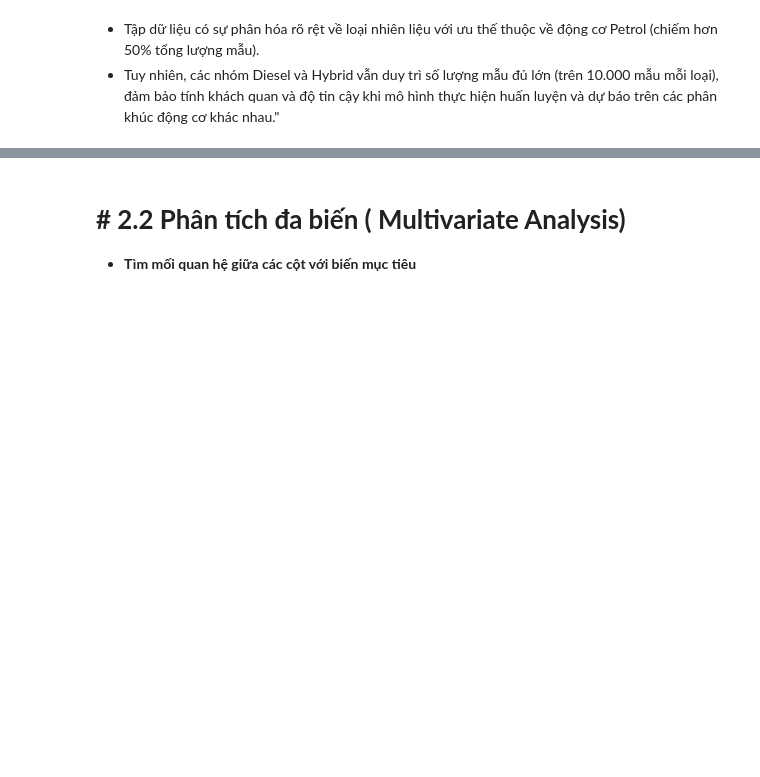
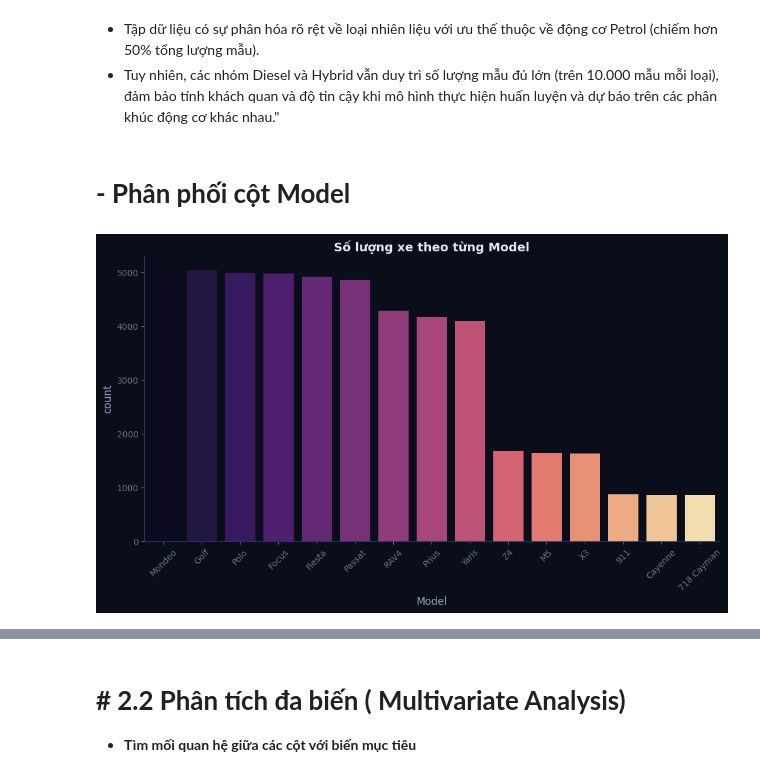
Before and after one commit to hoangchaulanbao/HocmayNC, a Jupyter notebook: btcn.ipynb, the cells around one changed output, grey strips where cells are left out. Cells and saved outputs as stored; diff of their text form; code cells hidden in the pictures; blank space fills up the shorter version.

```diff
--- a/btcn.ipynb
+++ b/btcn.ipynb
@@ -339,3 +327,20 @@ plt.show()
 # %% [markdown]
 - Tập dữ liệu có sự phân hóa rõ rệt về loại nhiên liệu với ưu thế thuộc về động cơ Petrol (chiếm hơn 50% tổng lượng mẫu).
 - Tuy nhiên, các nhóm Diesel và Hybrid vẫn duy trì số lượng mẫu đủ lớn (trên 10.000 mẫu mỗi loại), đảm bảo tính khách quan và độ tin cậy khi mô hình thực hiện huấn luyện và dự báo trên các phân khúc động cơ khác nhau."
+# %% [markdown]
+# **- Phân phối cột Model**
+# %%
+import matplotlib.pyplot as plt
+import seaborn as sns
+
+plt.figure(figsize=(12, 6))
+# Sắp xếp theo số lượng từ cao xuống thấp
+order = df['Model'].value_counts().index
+
+sns.countplot(x='Model', data=df, order=order, palette='magma')
+
+plt.title('Số lượng xe theo từng Model', fontsize=14, fontweight='bold')
+plt.xticks(rotation=45) # Xoay chữ 45 độ để không bị đè nhau
+plt.show()
+# %% [output]
+[figure, added]
```
Also changed, not shown: parts of 17 cells of this notebook.
